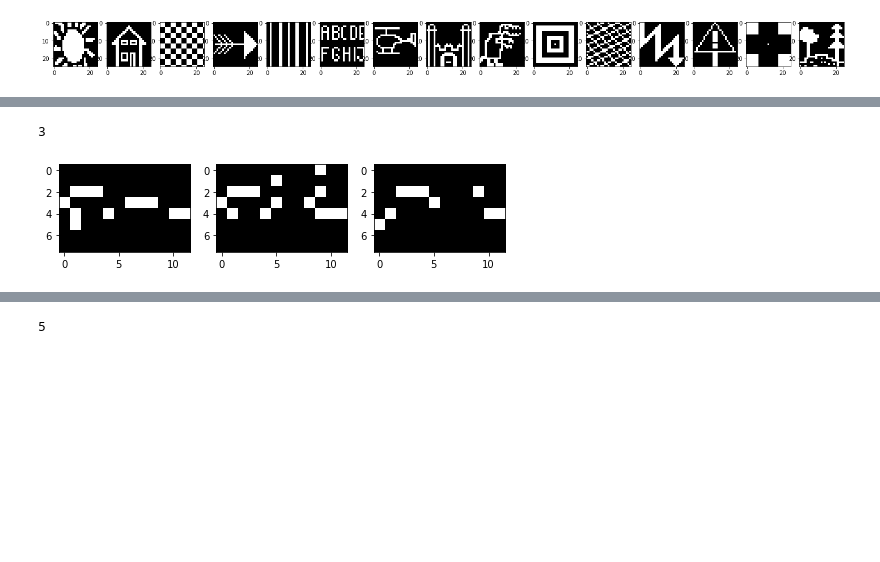
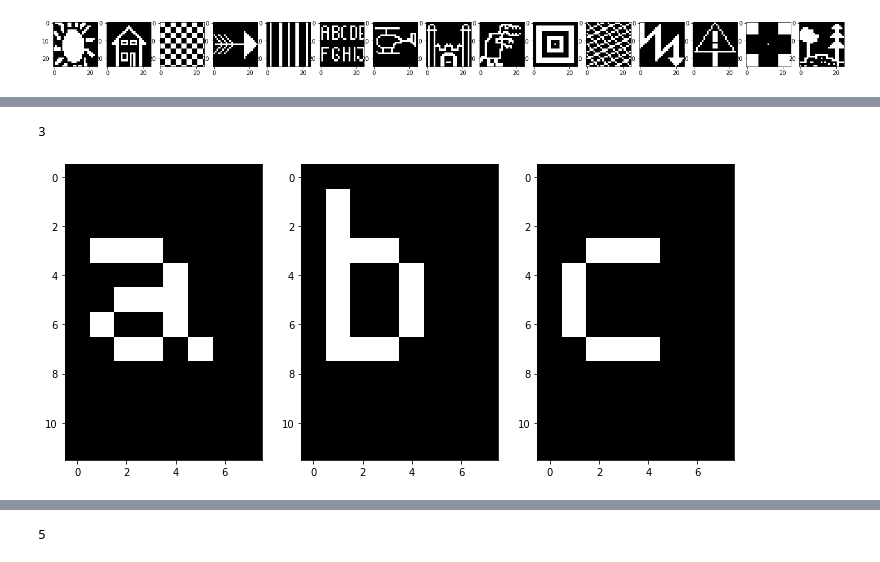
Before and after one commit to werglu/hopfieldNetwork, a Jupyter notebook: HopfieldNetwork/HopfieldNetwork/Visualize_data.ipynb, the cells around one changed output, grey strips where cells are left out. Saved outputs shown, nothing was run; the diff lists cells and outputs as text; code cells hidden in the pictures; blank space fills up the shorter version.

```diff
--- a/HopfieldNetwork/HopfieldNetwork/Visualize_data.ipynb
+++ b/HopfieldNetwork/HopfieldNetwork/Visualize_data.ipynb
@@ -38,9 +38,9 @@ visualize_data(filename, height, width)
 # %%
 filename = "letters-abc-8x12.csv"
-height, width = 8, 12
+height, width = 12, 8
 visualize_data(filename, height, width)
 # %% [output]
 3
-[figure, old version]
+[figure, new version]
 # %%
 filename = "OCRA-12x30-cut.csv"
```
Also changed, not shown: parts of 5 cells of this notebook, 2 other files.
